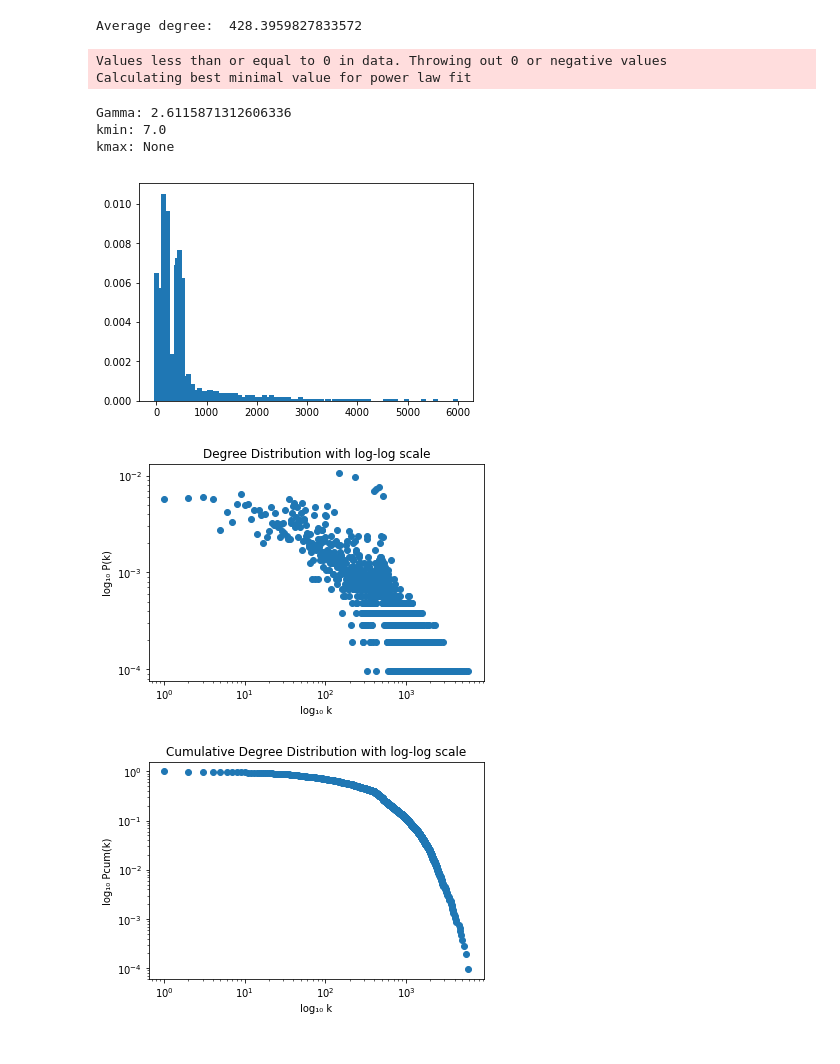
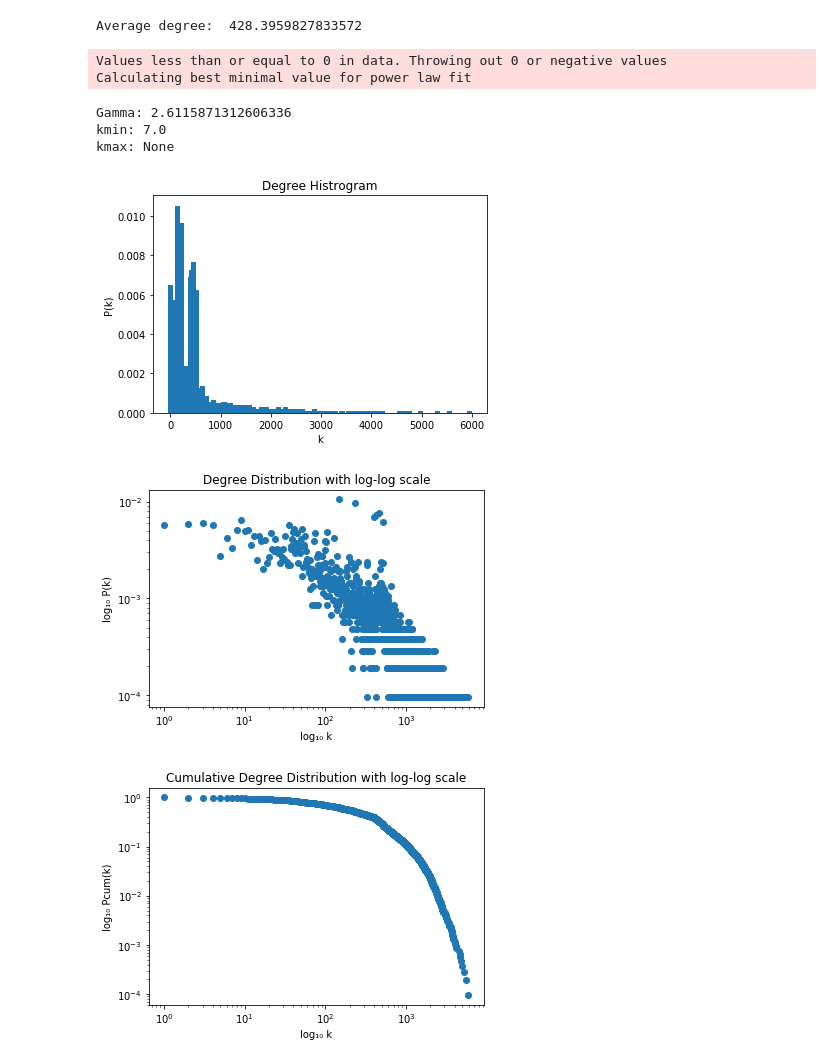
Before and after one commit to andreiarog/RC_project1, a Jupyter notebook: proj_chica.ipynb, the cells around one changed output. Saved outputs shown, nothing was run; the diff lists cells and outputs as text; code cells hidden in the pictures.

```diff
--- a/proj_chica.ipynb
+++ b/proj_chica.ipynb
@@ -22,7 +22,8 @@ def createGraph():
         G.add_edge(line[0], line[1]) #ignore weight of edges
 
     return G
-    #number_of_nodes = G.number_of_nodes()
+    number_of_nodes = G.number_of_nodes()
+    print("number_of_nodes:", number_of_nodes)
 
 #2.Degree analysis
 
@@ -63,6 +64,9 @@ def distribution(G):
 
     plt.figure()
     plt.bar(degree, count, width=100) #plot histogram
+    plt.title("Degree Histrogram")
+    plt.ylabel("P(k)")
+    plt.xlabel("k")
 
     plt.figure()
     plt.loglog(degree, count, 'o') #plot with log scaling on both axis
@@ -107,36 +111,36 @@ def communities(G):
     # Plot, color nodes using community structure
     values = [part.get(node) for node in G.nodes()] #creates a list with the community number for each node in the
     #order that appears in G.nodes()
 
     # it will use those community numbers to determine the color of the nodes.
     #All nodes which have been assigned to the same community will be given the same color.
-    nx.draw_spring(G, cmap=plt.get_cmap('jet'), width=2, node_color = values, node_size=30, with_labels=False, dpi=1200)
-    plt.figure(figsize=(20, 20))
+    nx.draw_spring(G, cmap=plt.get_cmap('jet'), node_color = values, node_size=30, with_labels=False, dpi=1200)
+    plt.figure(figsize=(100, 100))
     plt.show()
 
     #determine number of nodes in each community
     number_communities = max(values)+1
     print("Number of communities:", number_communities)
     count_communities = np.zeros((number_communities,), dtype=int)
     for key,value in part.items():
         count_communities[value] += 1
 
     print(count_communities)
 
 
 G = createGraph()
 av_degree = averageDegree(G)
 print("Average degree: ", av_degree)
 #histogram(G)
 distribution(G)
 # %% [output]
 Average degree:  428.3959827833572
 Values less than or equal to 0 in data. Throwing out 0 or negative values
 Calculating best minimal value for power law fit
 Gamma: 2.6115871312606336
 kmin: 7.0
 kmax: None
-[figure, old version]
+[figure, new version]
 [figure]
 [figure]
 # %%
```
Also changed, not shown: parts of 1 cell of this notebook.
